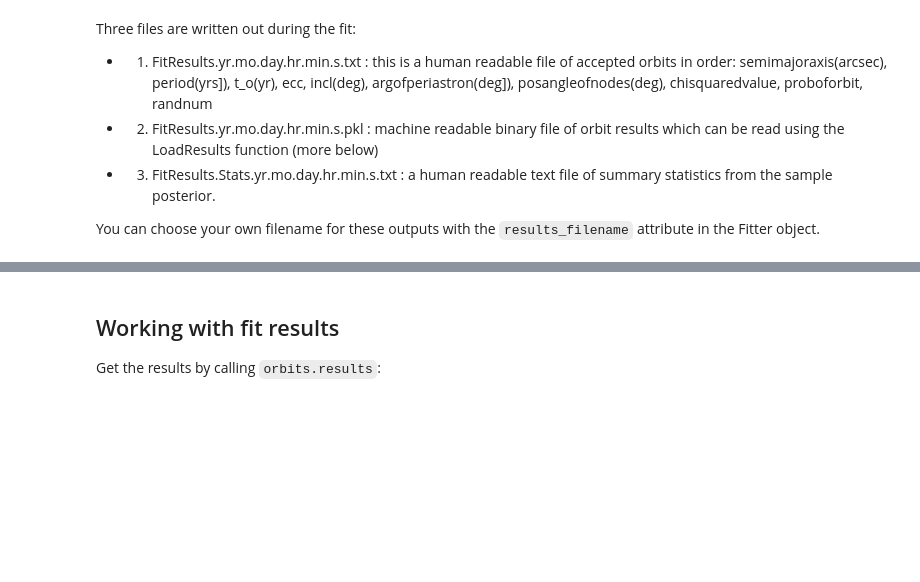
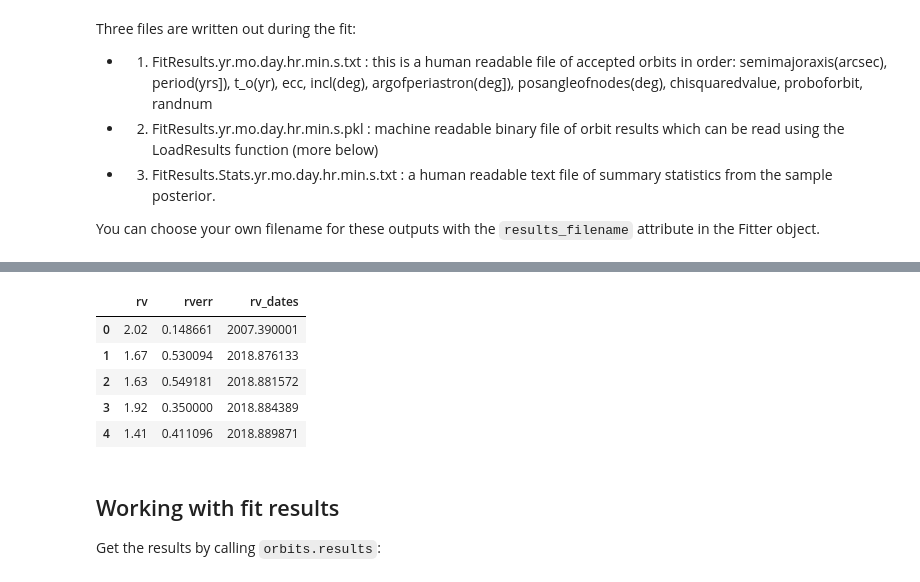
Before and after one commit to logan-pearce/lofti_gaia, a Jupyter notebook: docs/tutorials/Tutorial.ipynb, the cells around one changed output, grey strips where cells are left out. Saved outputs shown, nothing was run; the diff lists cells and outputs as text; code cells hidden in the pictures; blank space fills up the shorter version.

```diff
--- a/docs/tutorials/Tutorial.ipynb
+++ b/docs/tutorials/Tutorial.ipynb
@@ -105,0 +146,12 @@ print(orbits.Norbits)
+# %%
+# Read in radial velocity measurements taken from Newton et al. 2019 and multiplied by -1.
+RV = pd.read_csv('RV_DSTuc.csv')
+RV['rv'] = RV['rv']*(-1)
+RV
+# %% [output]
+|  | rv | rverr | rv_dates |
+| 0 | 2.02 | 0.148661 | 2007.390001 |
+| 1 | 1.67 | 0.530094 | 2018.876133 |
+| 2 | 1.63 | 0.549181 | 2018.881572 |
+| 3 | 1.92 | 0.350000 | 2018.884389 |
+| 4 | 1.41 | 0.411096 | 2018.889871 |
```
Also changed, not shown: parts of 18 cells of this notebook, 11 other files.
